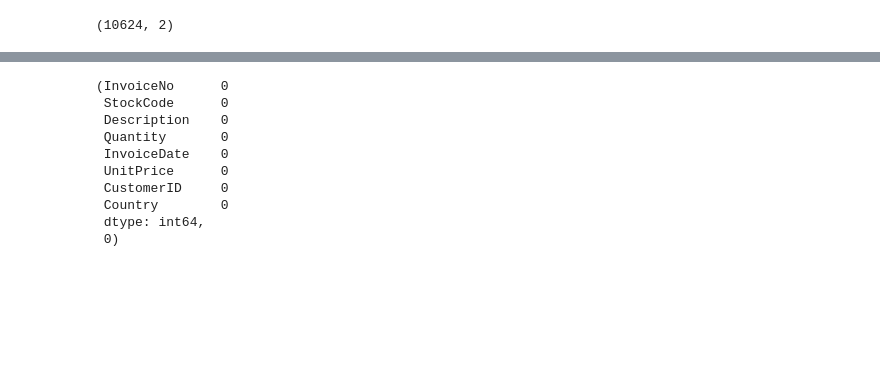
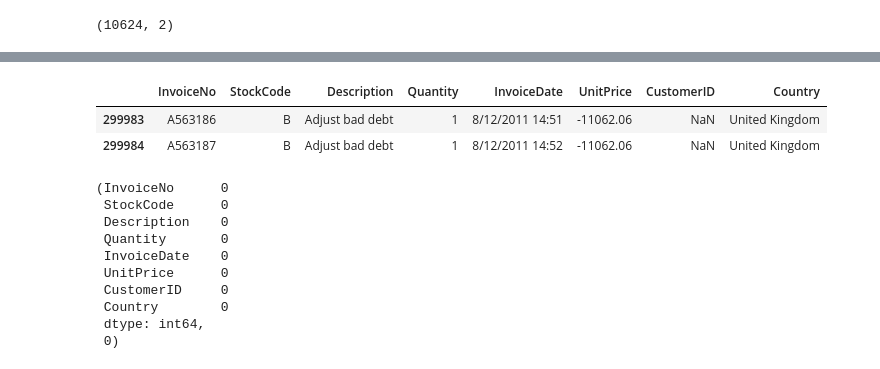
Before and after one commit to FWihler/uk_Ecommerce_EDA_Py, a Jupyter notebook: Ecommerce_uk.ipynb, the cells around one changed output, grey strips where cells are left out. Drawn from its saved outputs; the diff is of its cells as text; code cells hidden in the pictures; blank space fills up the shorter version.

```diff
--- a/Ecommerce_uk.ipynb
+++ b/Ecommerce_uk.ipynb
@@ -68 +59,7 @@ negative_quantity_rows, negative_unit_price_rows
+# %%
+negative_unit_price_rows
+# %% [output]
+|  | InvoiceNo | StockCode | Description | Quantity | InvoiceDate | UnitPrice | CustomerID | Country |
+| 299983 | A563186 | B | Adjust bad debt | 1 | 8/12/2011 14:51 | -11062.06 | NaN | United Kingdom |
+| 299984 | A563187 | B | Adjust bad debt | 1 | 8/12/2011 14:52 | -11062.06 | NaN | United Kingdom |
 # %%
```
Also changed, not shown: parts of 66 cells of this notebook.
